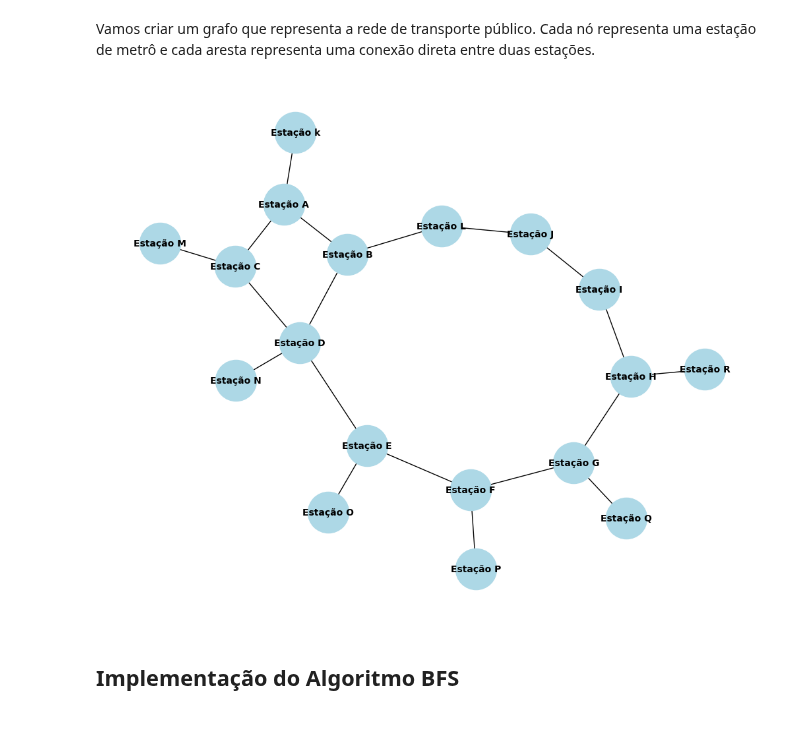
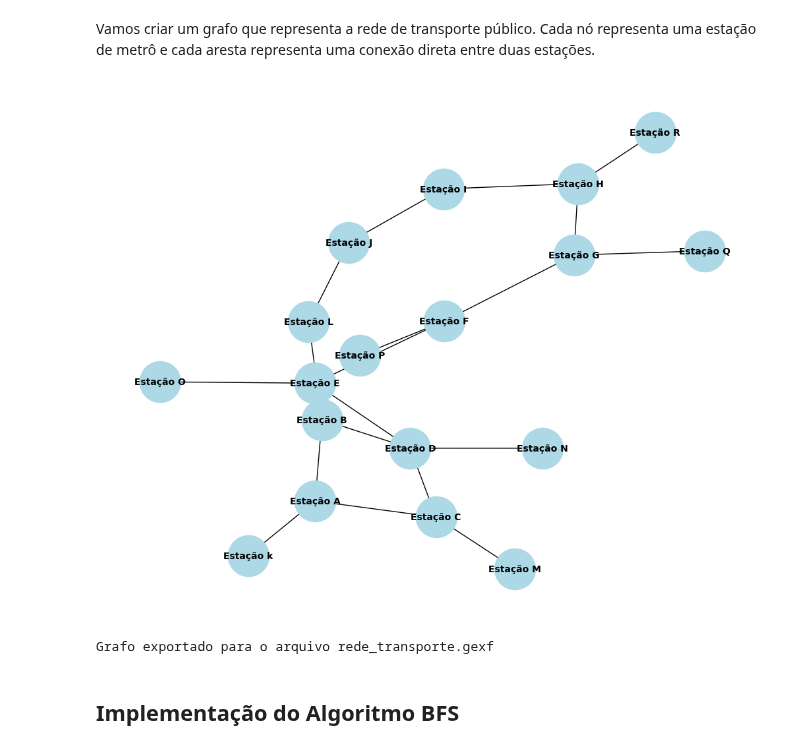
Before and after one commit to LeonardoVieiraGuimaraes/TeoriaGrafos, a Jupyter notebook: bfs_algorithm.ipynb, the cells around one changed output. Drawn from its saved outputs; the diff is of its cells as text; code cells hidden in the pictures.

Commit message:
Changes to be committed: 	modified:   bfs_algorithm.ipynb 	new file:   rede_transporte.gexf

```diff
--- a/bfs_algorithm.ipynb
+++ b/bfs_algorithm.ipynb
@@ -23,34 +23,39 @@ G = nx.Graph()
 G.add_edges_from([
     ("Estação A", "Estação B"),
     ("Estação A", "Estação C"),
     ("Estação B", "Estação D"),
     ("Estação C", "Estação D"),
     ("Estação D", "Estação E"),
     ("Estação E", "Estação F"),
     ("Estação F", "Estação G"),
     ("Estação G", "Estação H"),
     ("Estação H", "Estação I"),
     ("Estação I", "Estação J"),
     ("Estação A", "Estação k"),
     ("Estação B", "Estação L"),
     ("Estação C", "Estação M"),
     ("Estação D", "Estação N"),
     ("Estação E", "Estação O"),
     ("Estação F", "Estação P"),
     ("Estação G", "Estação Q"),
     ("Estação H", "Estação R"),
      ("Estação L", "Estação J"),
 
 
 
 ])
 
 # Desenhando o grafo
 plt.figure(figsize=(10, 8))
 nx.draw(G, with_labels=True, node_size=2000, node_color="lightblue", font_size=10, font_weight="bold")
 plt.show()
+
+# Exportando o grafo para um arquivo GEXF
+nx.write_gexf(G, "rede_transporte.gexf")
+print("Grafo exportado para o arquivo rede_transporte.gexf")
 # %% [output]
-[figure, old version]
+[figure, new version]
+Grafo exportado para o arquivo rede_transporte.gexf
 # %% [markdown]
 ## Implementação do Algoritmo BFS
 # %% [markdown]
```
Also changed, not shown: 1 other file.
